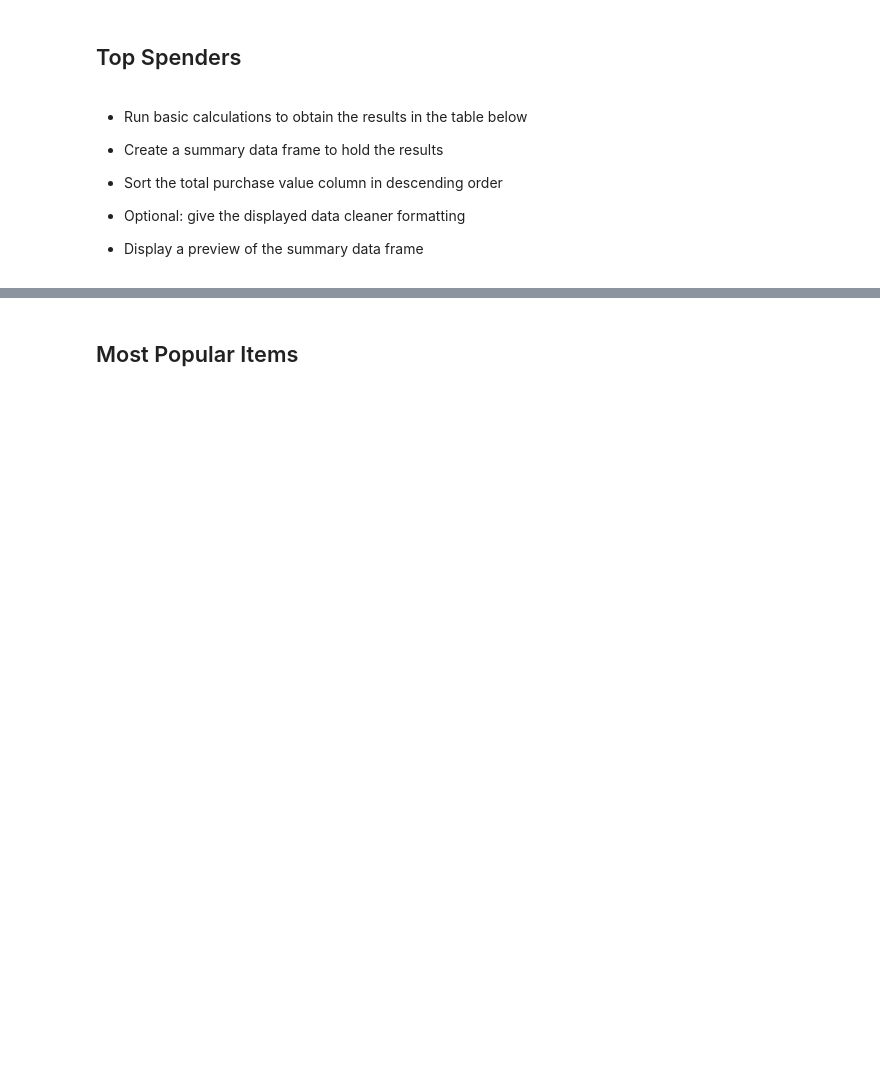
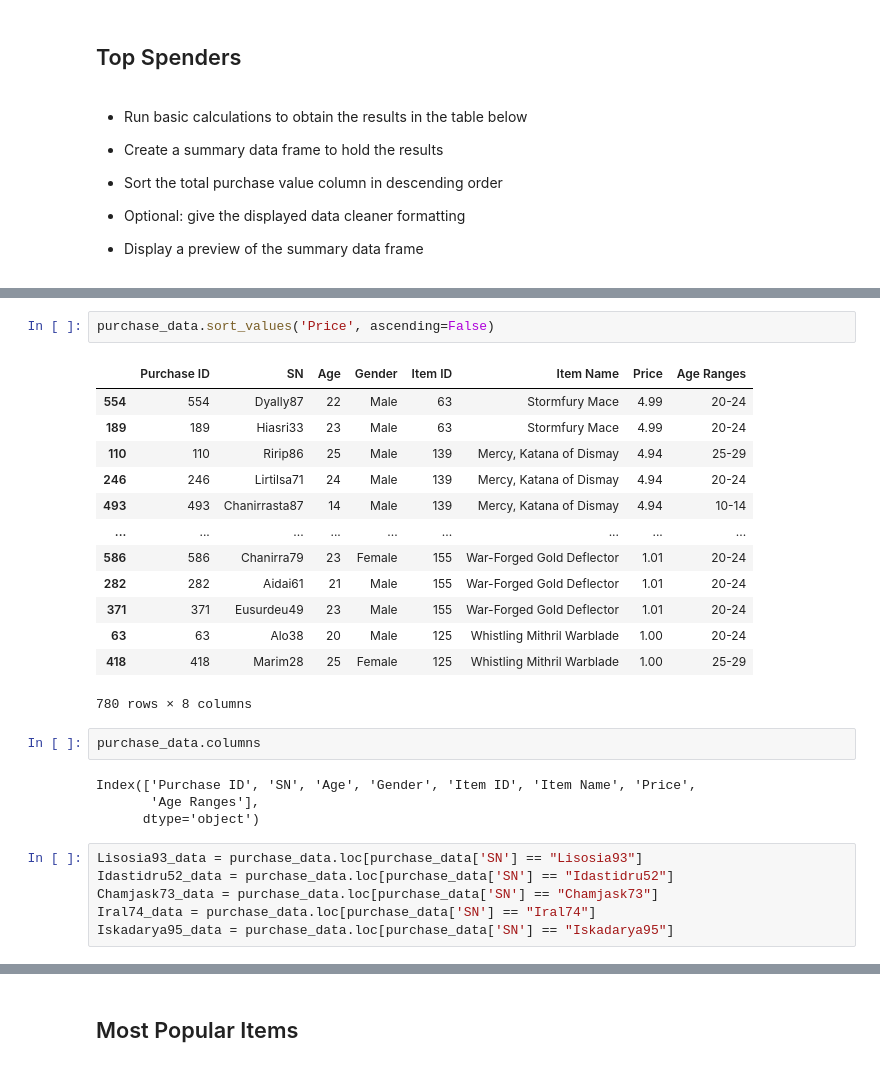
Before and after one commit to AndrewHLau/Pandas-HW, a Jupyter notebook: 04-Pandas/Instructions/HeroesOfPymoli/HeroesOfPymoli_starter.ipynb, the cells around one changed output, grey strips where cells are left out. Saved outputs shown, nothing was run; the diff lists cells and outputs as text; blank space fills up the shorter version.

```diff
--- a/04-Pandas/Instructions/HeroesOfPymoli/HeroesOfPymoli_starter.ipynb
+++ b/04-Pandas/Instructions/HeroesOfPymoli/HeroesOfPymoli_starter.ipynb
@@ -291,0 +618,28 @@ purchase_df
+# %%
+purchase_data.sort_values('Price', ascending=False)
+# %% [output]
+|  | Purchase ID | SN | Age | Gender | Item ID | Item Name | Price | Age Ranges |
+| 554 | 554 | Dyally87 | 22 | Male | 63 | Stormfury Mace | 4.99 | 20-24 |
+| 189 | 189 | Hiasri33 | 23 | Male | 63 | Stormfury Mace | 4.99 | 20-24 |
+| 110 | 110 | Ririp86 | 25 | Male | 139 | Mercy, Katana of Dismay | 4.94 | 25-29 |
+| 246 | 246 | Lirtilsa71 | 24 | Male | 139 | Mercy, Katana of Dismay | 4.94 | 20-24 |
+| 493 | 493 | Chanirrasta87 | 14 | Male | 139 | Mercy, Katana of Dismay | 4.94 | 10-14 |
+| ... | ... | ... | ... | ... | ... | ... | ... | ... |
+| 586 | 586 | Chanirra79 | 23 | Female | 155 | War-Forged Gold Deflector | 1.01 | 20-24 |
+| 282 | 282 | Aidai61 | 21 | Male | 155 | War-Forged Gold Deflector | 1.01 | 20-24 |
+| 371 | 371 | Eusurdeu49 | 23 | Male | 155 | War-Forged Gold Deflector | 1.01 | 20-24 |
+| 63 | 63 | Alo38 | 20 | Male | 125 | Whistling Mithril Warblade | 1.00 | 20-24 |
+| 418 | 418 | Marim28 | 25 | Female | 125 | Whistling Mithril Warblade | 1.00 | 25-29 |
+780 rows × 8 columns
+# %%
+purchase_data.columns
+# %% [output]
+Index(['Purchase ID', 'SN', 'Age', 'Gender', 'Item ID', 'Item Name', 'Price',
+       'Age Ranges'],
+      dtype='object')
+# %%
+Lisosia93_data = purchase_data.loc[purchase_data['SN'] == "Lisosia93"]
+Idastidru52_data = purchase_data.loc[purchase_data['SN'] == "Idastidru52"]
+Chamjask73_data = purchase_data.loc[purchase_data['SN'] == "Chamjask73"]
+Iral74_data = purchase_data.loc[purchase_data['SN'] == "Iral74"]
+Iskadarya95_data = purchase_data.loc[purchase_data['SN'] == "Iskadarya95"]
```
Also changed, not shown: parts of 44 cells of this notebook, 3 other files.
